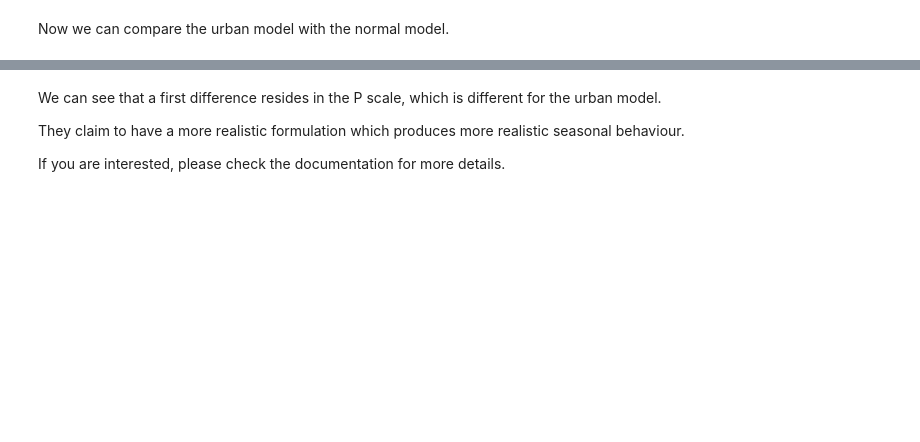
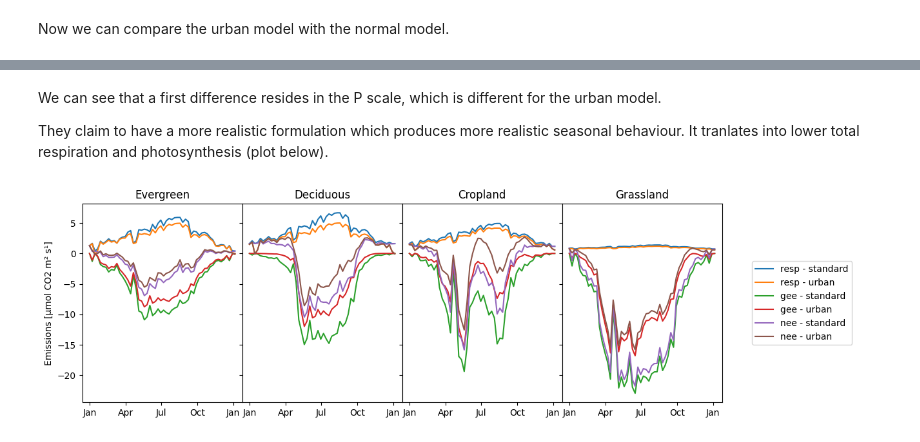
Before and after one commit to C2SM-RCM/emiproc, a Jupyter notebook: docs/source/tutos/vprm.ipynb, the cells around one changed output, grey strips where cells are left out. Saved outputs shown, nothing was run; the diff lists cells and outputs as text; code cells hidden in the pictures; blank space fills up the shorter version.

```diff
--- a/docs/source/tutos/vprm.ipynb
+++ b/docs/source/tutos/vprm.ipynb
@@ -273,5 +426,42 @@ plot_vprm_params_per_veg_type(df_emissions_urban, df_indices, group_by='%m%H', m
 We can see that a first difference resides in the P scale, which is different for the urban model.
 
 They claim to have a more realistic formulation which produces more realistic seasonal behaviour.
-
-If you are interested, please check the documentation for more details.
+It tranlates into lower total respiration and photosynthesis (plot below).
+# %%
+# Compare the total emissions over the year for both models
+fig, axes = plt.subplots(
+    figsize=(16, 4),
+    ncols=len(veg_mapping) + 1,
+    sharey=True,
+    sharex=True,
+    gridspec_kw={"wspace": 0},
+)
+legend_elements = []
+for ax, veg_type in zip(axes[:-1], veg_mapping.values()):
+    ax.set_title(f"{veg_type}")
+    for var in ["resp", "gee", "nee"]:
+        weekly_averages = {}
+        for vprm_type, df_emis in {
+            "standard": df_emissions,
+            "urban": df_emissions_urban,
+        }.items():
+            weekly_avg = df_emis[(veg_type, var)].resample("W").mean()
+            weekly_averages[vprm_type] = weekly_avg
+        for label, serie in weekly_averages.items():
+            line = ax.plot(serie.index, serie.values, label=f"{var} - {label}")
+            if ax == axes[0]:
+                legend_elements.append(line[0])
+
+# Put the legennd in the last axis
+
+axes[-1].legend(handles=legend_elements, loc="center")
+axes[-1].axis("off")
+
+# Ticks show only months
+axes[0].xaxis.set_major_locator(MonthLocator(bymonth=range(1, 13, 3)))
+axes[0].xaxis.set_major_formatter(DateFormatter("%b"))
+
+axes[0].set_ylabel("Emissions [µmol CO2 m² s¹]")
+plt.show()
+# %% [output]
+[figure, added]
```
Also changed, not shown: parts of 19 cells of this notebook.
